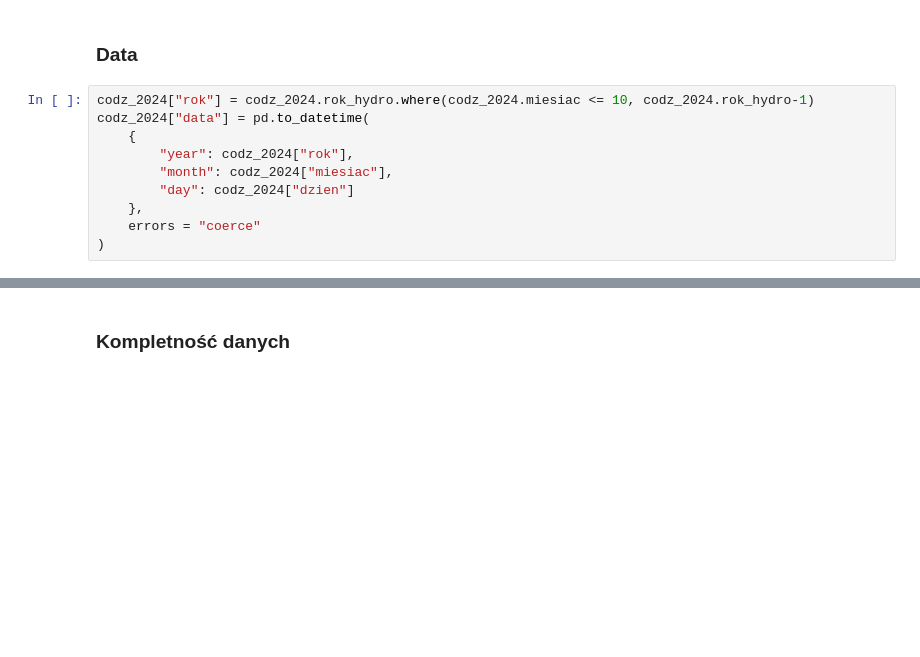
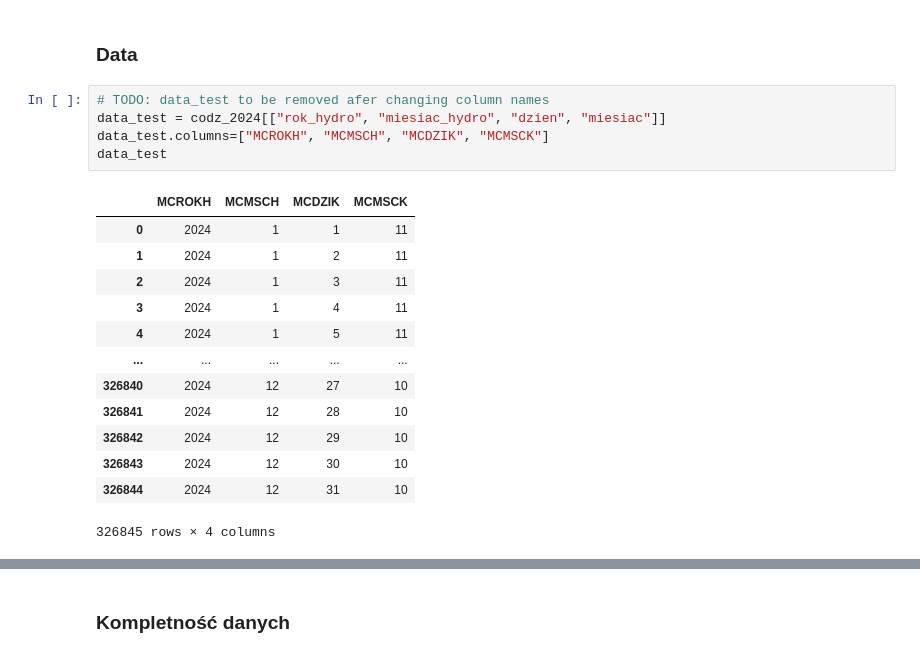
Before and after one commit to teempe/hydro-tools, a Jupyter notebook: imgw_hydro_2024.ipynb, the cells around one changed output, grey strips where cells are left out. Drawn from its saved outputs; the diff is of its cells as text; blank space fills up the shorter version.

```diff
--- a/imgw_hydro_2024.ipynb
+++ b/imgw_hydro_2024.ipynb
@@ -155,13 +170,22 @@ Stacja Widawa => przepływ = 0 m3/s - OK! sprawdzono na stronie hydro.imgw.pl
 Stacja Sławianowo - brak przepływów - stacja na jeziorze
 # %% [markdown]
 ### Data
-# %%
-codz_2024["rok"] = codz_2024.rok_hydro.where(codz_2024.miesiac <= 10, codz_2024.rok_hydro-1)
-codz_2024["data"] = pd.to_datetime(
-    {
-        "year": codz_2024["rok"],
-        "month": codz_2024["miesiac"],
-        "day": codz_2024["dzien"]
-    },
-    errors = "coerce"
-)
+# %%
+# TODO: data_test to be removed afer changing column names
+data_test = codz_2024[["rok_hydro", "miesiac_hydro", "dzien", "miesiac"]]
+data_test.columns=["MCROKH", "MCMSCH", "MCDZIK", "MCMSCK"]
+data_test
+# %% [output]
+|  | MCROKH | MCMSCH | MCDZIK | MCMSCK |
+| 0 | 2024 | 1 | 1 | 11 |
+| 1 | 2024 | 1 | 2 | 11 |
+| 2 | 2024 | 1 | 3 | 11 |
+| 3 | 2024 | 1 | 4 | 11 |
+| 4 | 2024 | 1 | 5 | 11 |
+| ... | ... | ... | ... | ... |
+| 326840 | 2024 | 12 | 27 | 10 |
+| 326841 | 2024 | 12 | 28 | 10 |
+| 326842 | 2024 | 12 | 29 | 10 |
+| 326843 | 2024 | 12 | 30 | 10 |
+| 326844 | 2024 | 12 | 31 | 10 |
+326845 rows × 4 columns
```
Also changed, not shown: parts of 8 cells of this notebook, 2 other files.
